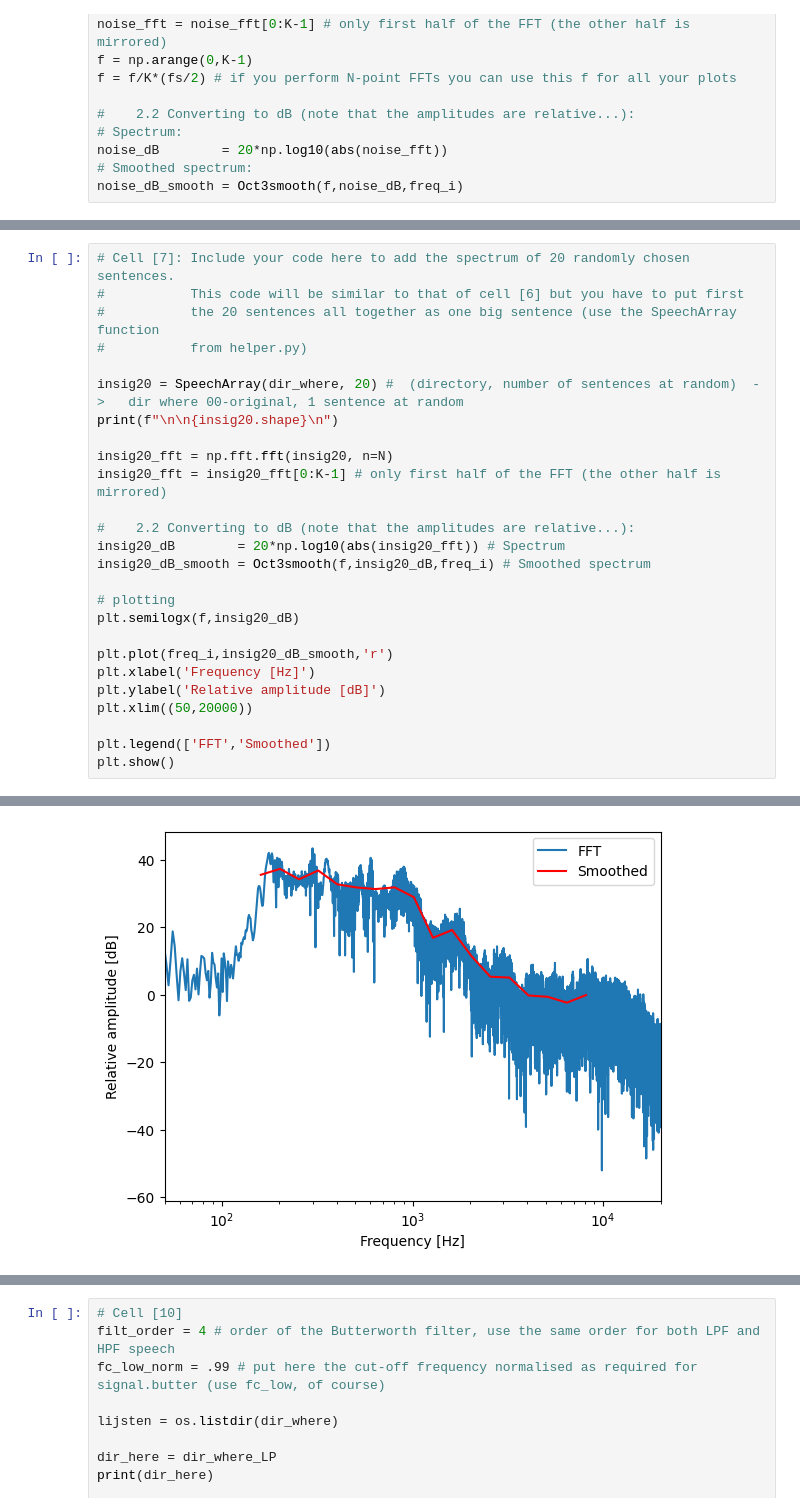
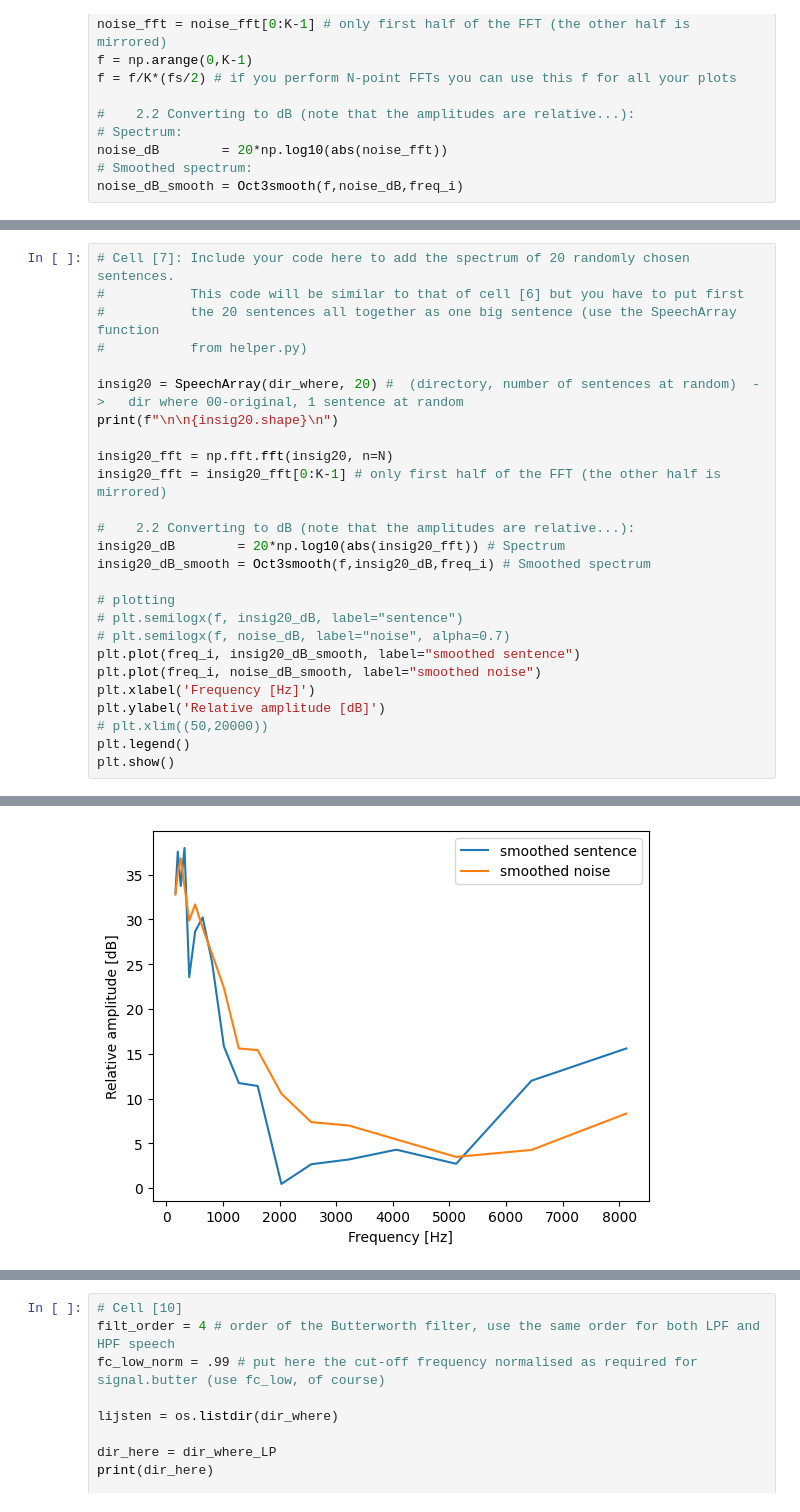
Before and after one commit to cesarz10/Auditory-computation, a Jupyter notebook: AudCompLab4_2023/HearingLab4_2022/HearingLab4.ipynb, the cells around one changed output, grey strips where cells are left out. Saved outputs shown, nothing was run; the diff lists cells and outputs as text.

```diff
--- a/AudCompLab4_2023/HearingLab4_2022/HearingLab4.ipynb
+++ b/AudCompLab4_2023/HearingLab4_2022/HearingLab4.ipynb
@@ -132,14 +131,14 @@ insig20_dB        = 20*np.log10(abs(insig20_fft)) # Spectrum
 insig20_dB_smooth = Oct3smooth(f,insig20_dB,freq_i) # Smoothed spectrum
 
 # plotting
-plt.semilogx(f,insig20_dB)
-
-plt.plot(freq_i,insig20_dB_smooth,'r')
+# plt.semilogx(f, insig20_dB, label="sentence")
+# plt.semilogx(f, noise_dB, label="noise", alpha=0.7)
+plt.plot(freq_i, insig20_dB_smooth, label="smoothed sentence")
+plt.plot(freq_i, noise_dB_smooth, label="smoothed noise")
 plt.xlabel('Frequency [Hz]')
 plt.ylabel('Relative amplitude [dB]')
-plt.xlim((50,20000))
-
-plt.legend(['FFT','Smoothed'])
+# plt.xlim((50,20000))
+plt.legend()
 plt.show()
 # %% [output]
 AFC_for_lectures_2022\sounds\vlmatrix\00-original\
@@ -162,4 +161,4 @@ Loading sentence 16266.wav
-[figure, old version]
+[figure, new version]
 # %%
 # Cell [8]: Include your code here to assess the speech intelligibility index for LPF signals
 # f2test = [] # Hz, define here the 20 cut-off frequencies you want to test...
```
Also changed, not shown: parts of 6 cells of this notebook.
